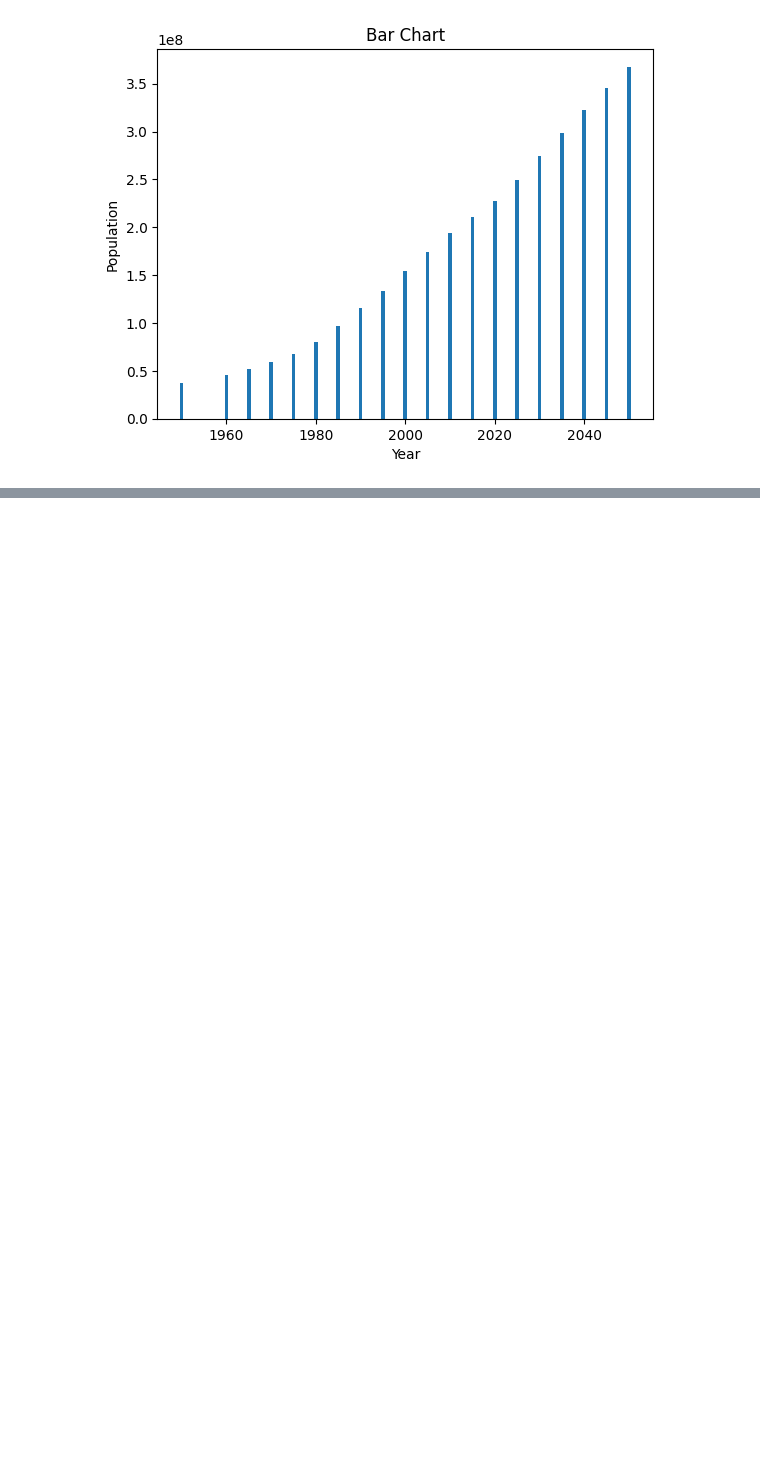
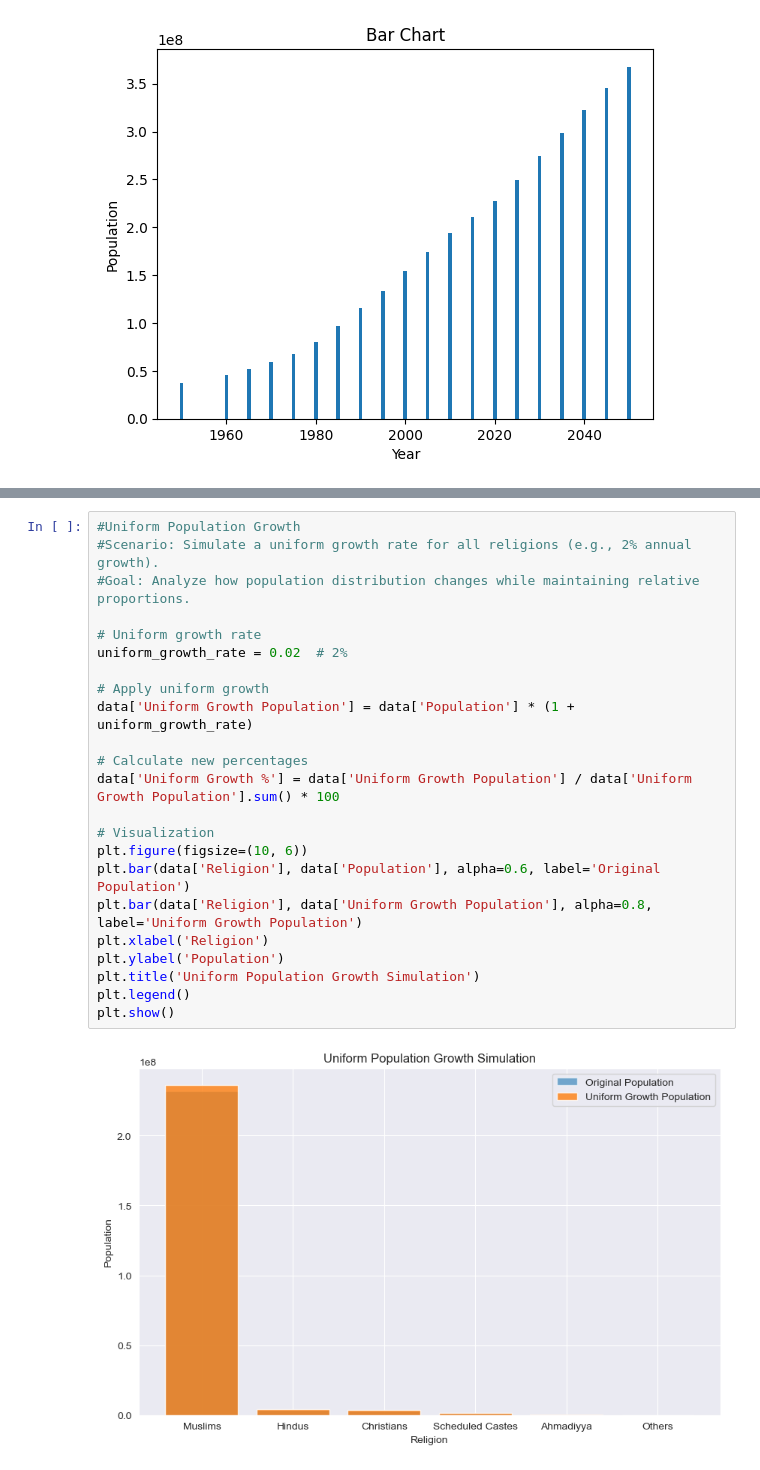
Before and after one commit to Mirza-Adnan-Baig/Data_Exploration, a Jupyter notebook: Data.ipynb, the cells around one changed output, grey strips where cells are left out. Cells and saved outputs as stored; diff of their text form; blank space fills up the shorter version.

```diff
--- a/Data.ipynb
+++ b/Data.ipynb
@@ -114,0 +265,25 @@ plt.show()
+# %%
+#Uniform Population Growth
+#Scenario: Simulate a uniform growth rate for all religions (e.g., 2% annual growth).
+#Goal: Analyze how population distribution changes while maintaining relative proportions.
+
+# Uniform growth rate
+uniform_growth_rate = 0.02  # 2%
+
+# Apply uniform growth
+data['Uniform Growth Population'] = data['Population'] * (1 + uniform_growth_rate)
+
+# Calculate new percentages
+data['Uniform Growth %'] = data['Uniform Growth Population'] / data['Uniform Growth Population'].sum() * 100
+
+# Visualization
+plt.figure(figsize=(10, 6))
+plt.bar(data['Religion'], data['Population'], alpha=0.6, label='Original Population')
+plt.bar(data['Religion'], data['Uniform Growth Population'], alpha=0.8, label='Uniform Growth Population')
+plt.xlabel('Religion')
+plt.ylabel('Population')
+plt.title('Uniform Population Growth Simulation')
+plt.legend()
+plt.show()
+# %% [output]
+[figure, added]
```
Also changed, not shown: parts of 6 cells of this notebook.
